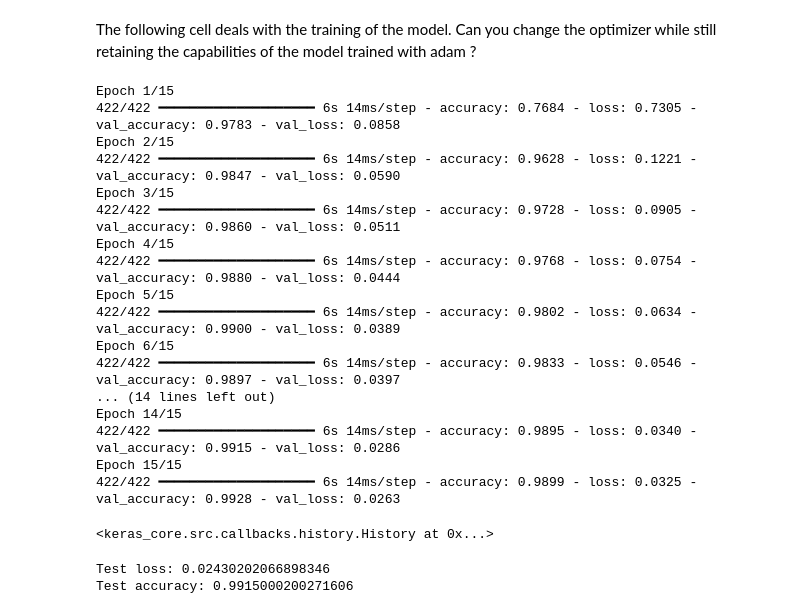
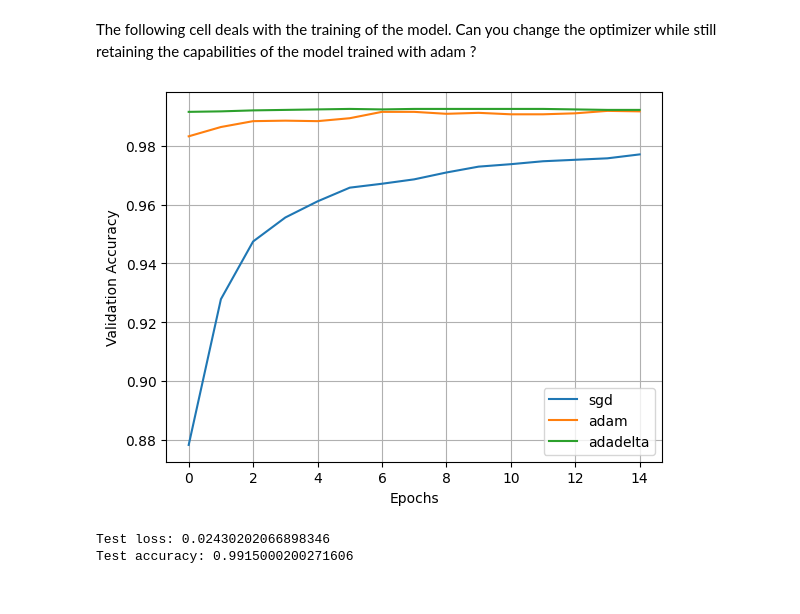
Before and after one commit to bischoff-m/kul-anndl-ss24, a Jupyter notebook: ex1/session1.ipynb, the cells around one changed output. Saved outputs shown, nothing was run; the diff lists cells and outputs as text; code cells hidden in the pictures.

```diff
--- a/ex1/session1.ipynb
+++ b/ex1/session1.ipynb
@@ -357,32 +485,33 @@ model = keras.Sequential(
 # %% [markdown]
 The following cell deals with the training of the model. Can you change the optimizer while still retaining the capabilities of the model trained with adam ?
-# %%
-batch_size = 128
-epochs = 15
-
-# Modify the optimizer here
-model.compile(loss="categorical_crossentropy", optimizer="adam", metrics=["accuracy"])
-
-model.fit(x_train, y_train, batch_size=batch_size, epochs=epochs, validation_split=0.1)
-# %% [output]
-Epoch 1/15
-422/422 ━━━━━━━━━━━━━━━━━━━━ 6s 14ms/step - accuracy: 0.7684 - loss: 0.7305 - val_accuracy: 0.9783 - val_loss: 0.0858
-Epoch 2/15
-422/422 ━━━━━━━━━━━━━━━━━━━━ 6s 14ms/step - accuracy: 0.9628 - loss: 0.1221 - val_accuracy: 0.9847 - val_loss: 0.0590
-Epoch 3/15
-422/422 ━━━━━━━━━━━━━━━━━━━━ 6s 14ms/step - accuracy: 0.9728 - loss: 0.0905 - val_accuracy: 0.9860 - val_loss: 0.0511
-Epoch 4/15
-422/422 ━━━━━━━━━━━━━━━━━━━━ 6s 14ms/step - accuracy: 0.9768 - loss: 0.0754 - val_accuracy: 0.9880 - val_loss: 0.0444
-Epoch 5/15
-422/422 ━━━━━━━━━━━━━━━━━━━━ 6s 14ms/step - accuracy: 0.9802 - loss: 0.0634 - val_accuracy: 0.9900 - val_loss: 0.0389
-Epoch 6/15
-422/422 ━━━━━━━━━━━━━━━━━━━━ 6s 14ms/step - accuracy: 0.9833 - loss: 0.0546 - val_accuracy: 0.9897 - val_loss: 0.0397
-... (14 lines left out)
-Epoch 14/15
-422/422 ━━━━━━━━━━━━━━━━━━━━ 6s 14ms/step - accuracy: 0.9895 - loss: 0.0340 - val_accuracy: 0.9915 - val_loss: 0.0286
-Epoch 15/15
-422/422 ━━━━━━━━━━━━━━━━━━━━ 6s 14ms/step - accuracy: 0.9899 - loss: 0.0325 - val_accuracy: 0.9928 - val_loss: 0.0263
-<keras_core.src.callbacks.history.History at 0x...>
+# %%
+batch_size = 128
+epochs = 15
+
+optimizers = {"adam", "sgd", "adadelta"}
+history_store = Store('mnist_optimizers.pkl')
+for optim in optimizers:
+	if optim in history_store:
+		continue
+	model.compile(loss="categorical_crossentropy", optimizer=optim, metrics=["accuracy"])
+	history = model.fit(x_train, y_train, batch_size=batch_size, epochs=epochs, validation_split=0.1)
+	history_store[optim] = history.history
+# Modify the optimizer here
+# model.compile(loss="categorical_crossentropy", optimizer="adam", metrics=["accuracy"])
+
+# history = model.fit(x_train, y_train, batch_size=batch_size, epochs=epochs, validation_split=0.1)
+
+plt.figure()
+plt.xlabel('Epochs')
+plt.ylabel('Validation Accuracy')
+for optim, history in history_store.items():
+	plt.plot(history['val_accuracy'])
+plt.legend(history_store.keys())
+plt.grid()
+plt.savefig(FIGURE_PATH / 'ex1_mnist_optimizers.pdf', bbox_inches='tight')
+plt.show()
+# %% [output]
+[figure, added]
 # %%
 score = model.evaluate(x_test, y_test, verbose=0)
 print("Test loss:", score[0])
```
Also changed, not shown: parts of 12 cells of this notebook, 11 other files.
